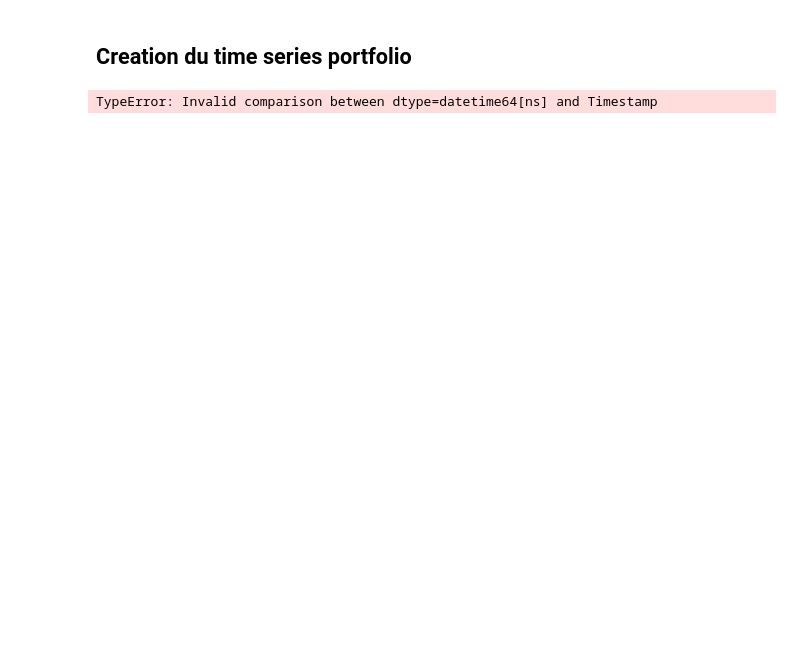
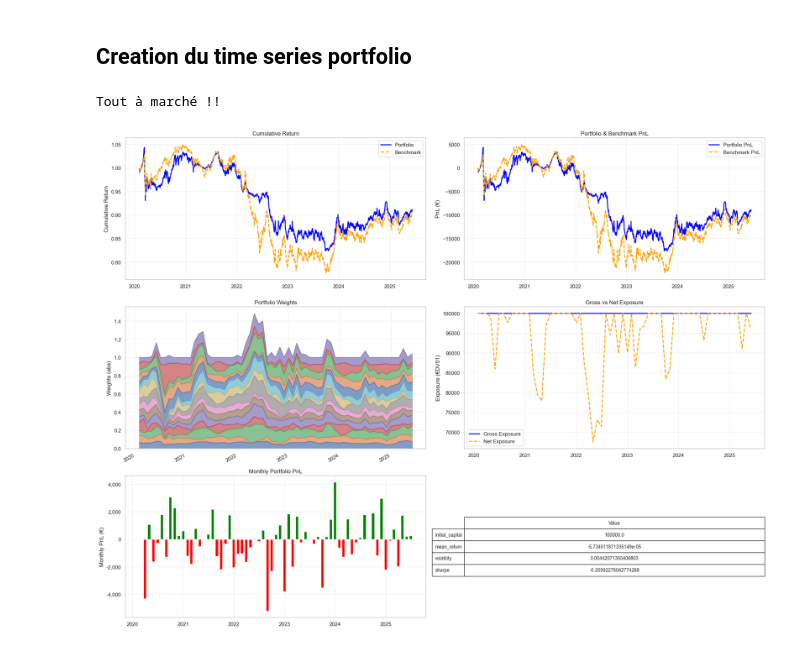
Before and after one commit to pradosth0/Markowitz_based_portfolio_allocation, a Jupyter notebook: pf_bond.ipynb, the cells around one changed output. Cells and saved outputs as stored; diff of their text form; code cells hidden in the pictures; blank space fills up the shorter version.

```diff
--- a/pf_bond.ipynb
+++ b/pf_bond.ipynb
@@ -325,7 +307,8 @@ for c in list(data_dict):
 date = "2023-06-01 00:00:00+00:00"
 
 
-pf = Portfolio(data_dict, date, benchmark="ew", long_only=True, window_days=100, sigma_level=0.002)
+pf = Portfolio(data_dict, date, benchmark="ew", long_only=True, window_days=60,lamb=10)
 w = pf.process()
 print(w)
+#print(pf.returns)
 # %% [output]
@@ -564,29 +333,0 @@ class TimeSeriesPortfolio:
-# %%
-# %%
-data_dict = {"FR": df_FR, "DE": df_DE, "IT": df_IT}
-for c in list(data_dict):
-    # keep as-is; no full dropna here
-    pass
-
-start_date = "2020-01-01 00:00:00+00:00"
-end_date   = "2025-06-10 00:00:00+00:00"
-
-tspf = TimeSeriesPortfolio(
-    data_dict,
-    start_date,
-    end_date,
-    rebalance_freq="1M",
-    long_only=True,
-    lamb=1,
-    benchmark="ew",
-    ridge=1e-4,
-    window_days=90  # ~3y of daily data per rebalance
-)
-_, _, _ = tspf.generate_portfolios()
-
-tspf.metrics
-tspf.plot_cumsum_return()
-tspf.plot_cumulative_return()
-tspf.plot_weights()
-# %% [output]
-TypeError: Invalid comparison between dtype=datetime64[ns] and Timestamp
@@ -592,0 +658,29 @@ TypeError: Invalid comparison between dtype=datetime64[ns] and Timestamp
+# %%
+data_dict = {"FR": df_FR, "DE": df_DE, "IT": df_IT}
+for c in list(data_dict):
+    # keep as-is; no full dropna here
+    pass
+
+start_date = "2020-01-01 00:00:00+00:00"
+end_date   = "2025-06-10 00:00:00+00:00"
+
+tspf = TimeSeriesPortfolio(
+    data_dict,
+    start_date,
+    end_date,
+    rebalance_freq="1M",
+    long_only=False,
+    lamb=5,
+    benchmark="ew",
+    ridge=1,
+    window_days=100  # ~ daily data per rebalance
+)
+
+tspf.generate_portfolios()
+# %% [output]
+Tout à marché !!
+# %%
+viz = PortfolioDashboardVisualizer(tspf)
+viz.plot_dashboard()
+# %% [output]
+[figure, added]
```
Also changed, not shown: parts of 8 cells of this notebook, 1 other file.
